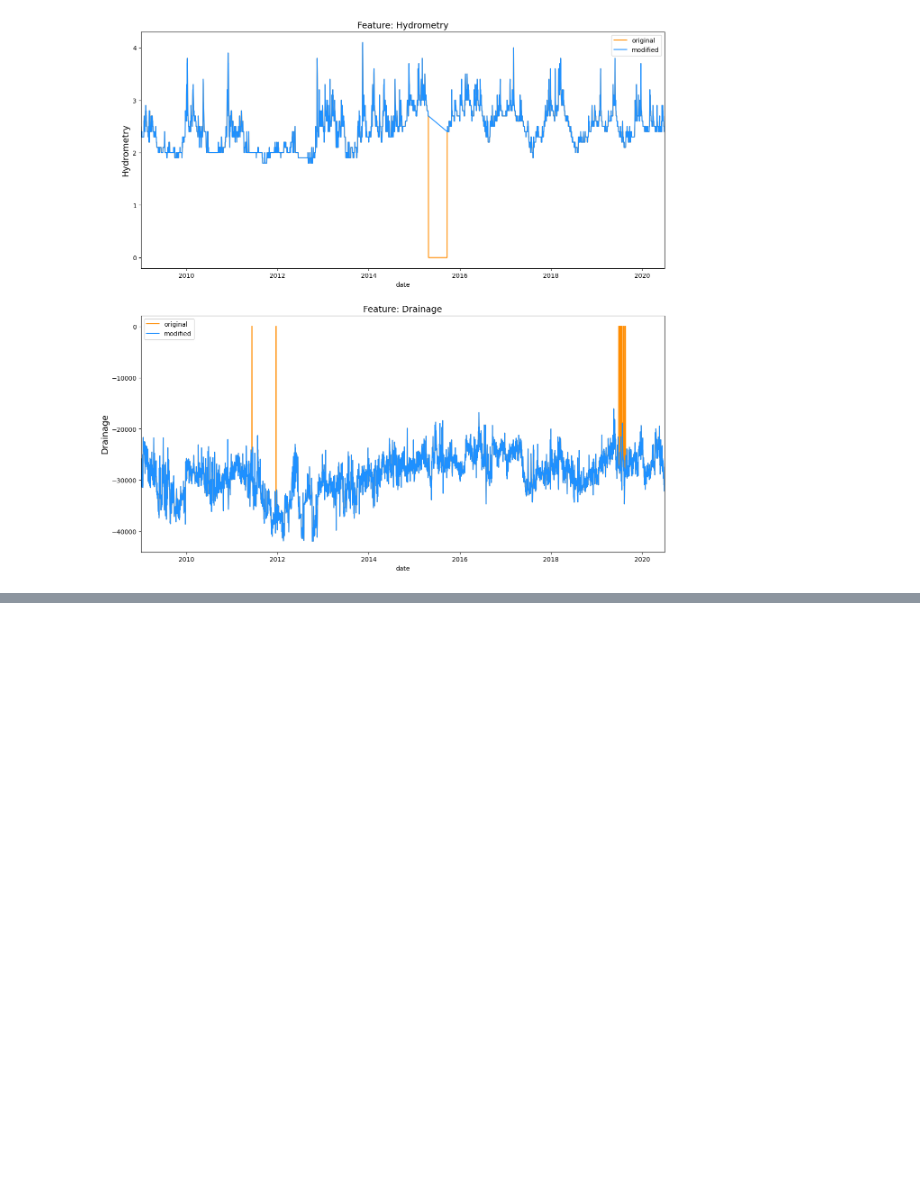
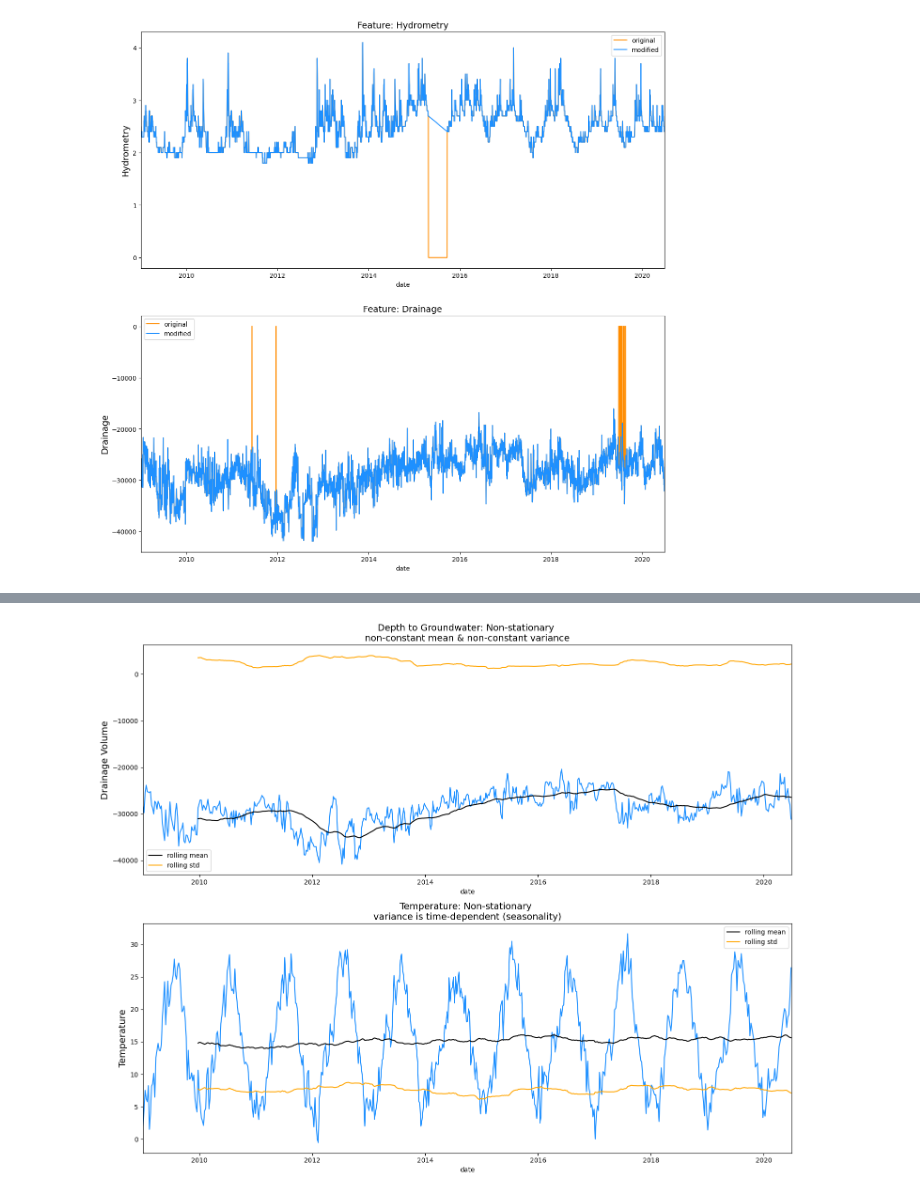
Before and after one commit to pjpena19/Times_Series_Forecasting_PP, a Jupyter notebook: src/explore.ipynb, the cells around one changed output, grey strips where cells are left out. Cells and saved outputs as stored; diff of their text form; code cells hidden in the pictures; blank space fills up the shorter version.

```diff
--- a/src/explore.ipynb
+++ b/src/explore.ipynb
@@ -167,0 +249,34 @@ ax[1].set_xlim([date(2009, 1, 1), date(2020, 6, 30)])
+# %%
+# As we can see, downsample to weekly could smooth the data and help with analysis
+downsample = df[['date',
+                 'depth_to_groundwater',
+                 'temperature',
+                 'drainage_volume',
+                 'river_hydrometry',
+                 'rainfall'
+                ]].resample('7D', on='date').mean().reset_index(drop=False)
+
+df = downsample.copy()
+# %%
+# A year has 52 weeks (52 weeks * 7 days per week) aprox.
+rolling_window = 52
+f, ax = plt.subplots(nrows=2, ncols=1, figsize=(15, 12))
+
+sns.lineplot(x=df['date'], y=df['drainage_volume'], ax=ax[0], color='dodgerblue')
+sns.lineplot(x=df['date'], y=df['drainage_volume'].rolling(rolling_window).mean(), ax=ax[0], color='black', label='rolling mean')
+sns.lineplot(x=df['date'], y=df['drainage_volume'].rolling(rolling_window).std(), ax=ax[0], color='orange', label='rolling std')
+ax[0].set_title('Depth to Groundwater: Non-stationary \nnon-constant mean & non-constant variance', fontsize=14)
+ax[0].set_ylabel(ylabel='Drainage Volume', fontsize=14)
+ax[0].set_xlim([date(2009, 1, 1), date(2020, 6, 30)])
+
+sns.lineplot(x=df['date'], y=df['temperature'], ax=ax[1], color='dodgerblue')
+sns.lineplot(x=df['date'], y=df['temperature'].rolling(rolling_window).mean(), ax=ax[1], color='black', label='rolling mean')
+sns.lineplot(x=df['date'], y=df['temperature'].rolling(rolling_window).std(), ax=ax[1], color='orange', label='rolling std')
+ax[1].set_title('Temperature: Non-stationary \nvariance is time-dependent (seasonality)', fontsize=14)
+ax[1].set_ylabel(ylabel='Temperature', fontsize=14)
+ax[1].set_xlim([date(2009, 1, 1), date(2020, 6, 30)])
+
+plt.tight_layout()
+plt.show()
+# %% [output]
+[figure, added]
```
Also changed, not shown: parts of 4 cells of this notebook.
